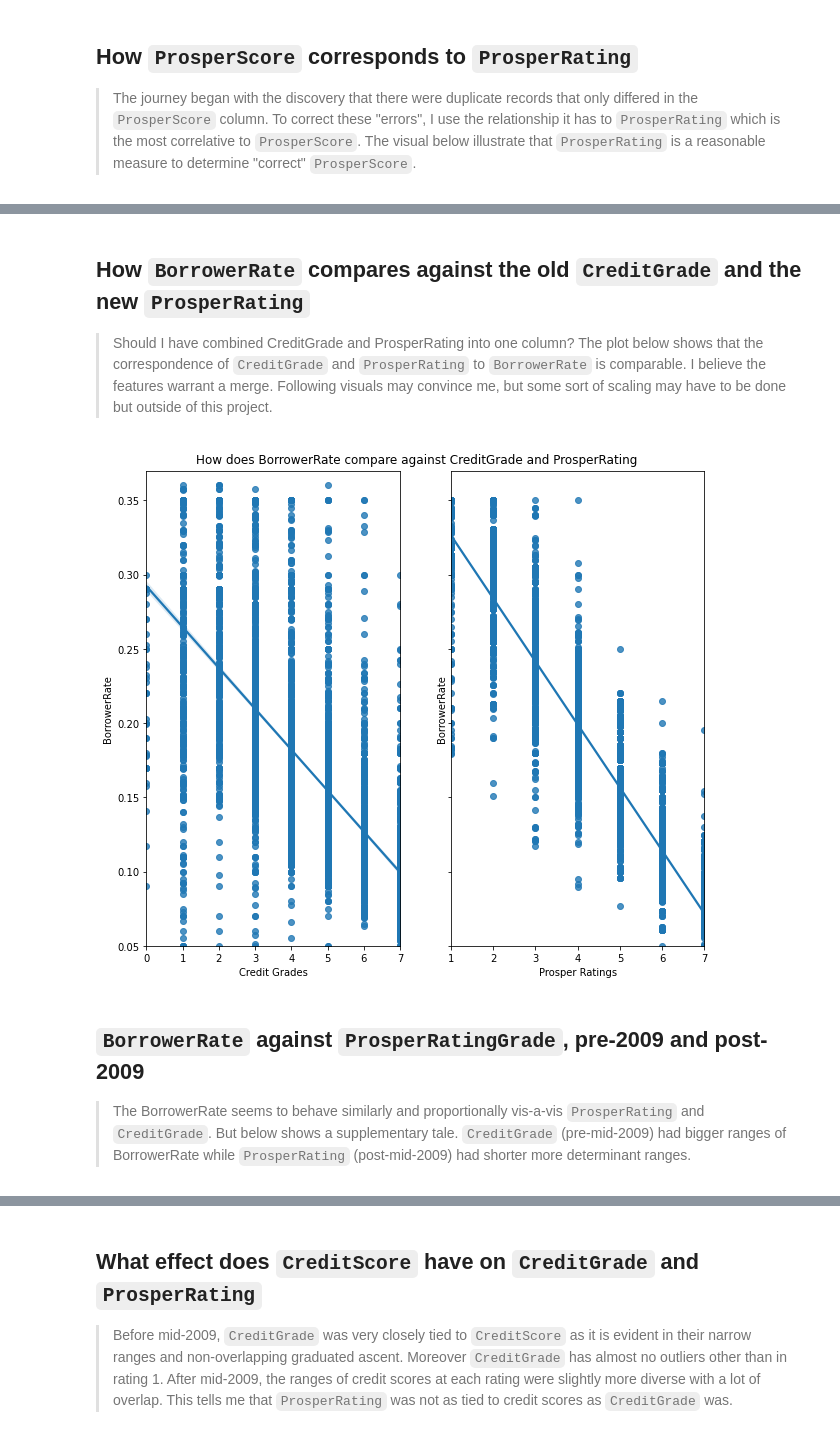
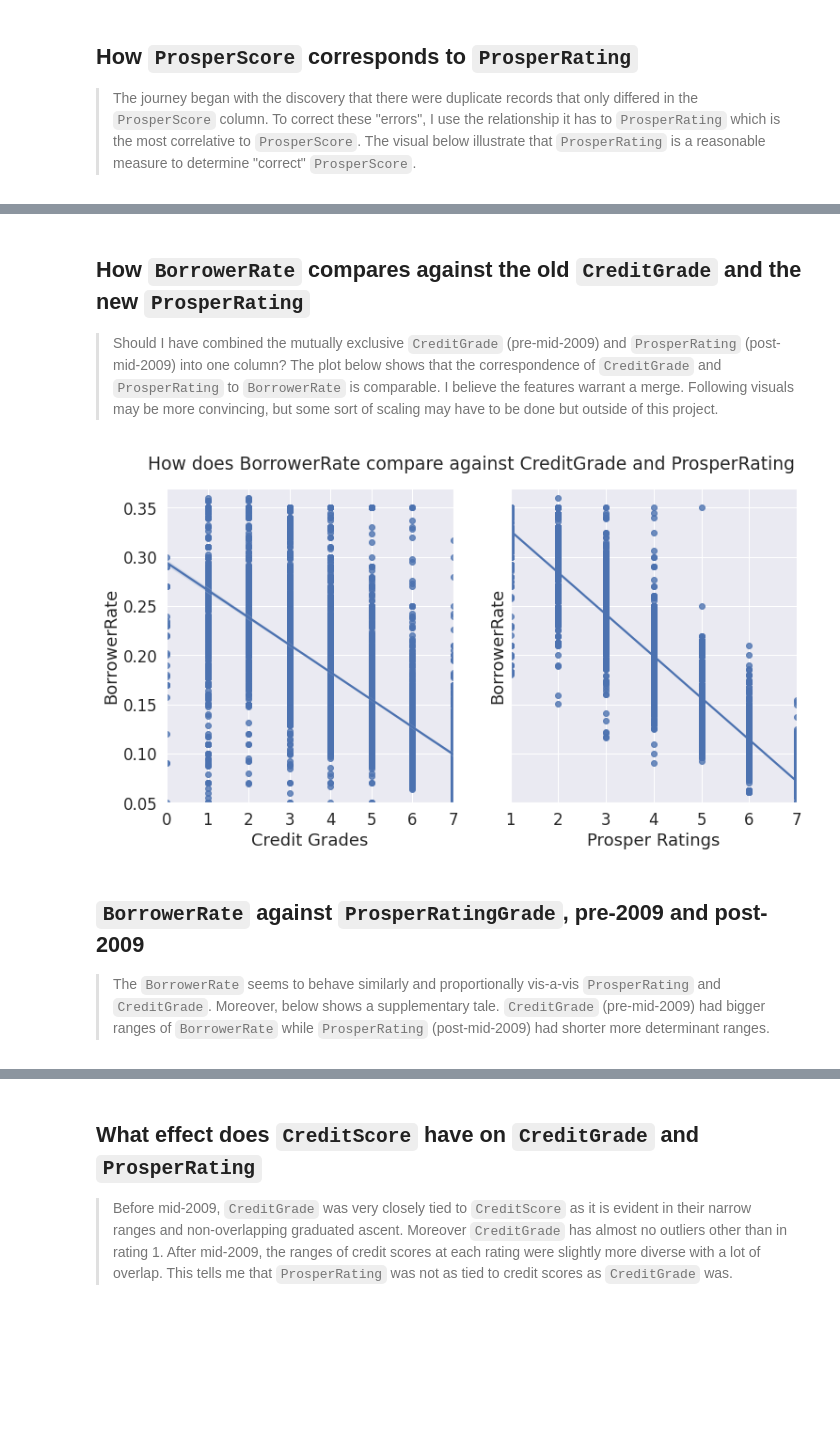
Before and after one commit to alf808/preposterous-octopus, a Jupyter notebook: explanatory_loan_data_slide_deck.ipynb, the cells around one changed output, grey strips where cells are left out. Drawn from its saved outputs; the diff is of its cells as text; code cells hidden in the pictures; blank space fills up the shorter version.

Commit message:
improved looks of visuals

```diff
--- a/explanatory_loan_data_slide_deck.ipynb
+++ b/explanatory_loan_data_slide_deck.ipynb
@@ -205,21 +206,23 @@ plt.title('ProsperScore against ProsperRating');
 # %% [markdown]
 ## How **`BorrowerRate`** compares against the old **`CreditGrade`** and the new **`ProsperRating`**
 
-> Should I have combined CreditGrade and ProsperRating into one column? The plot below shows that the correspondence of `CreditGrade` and `ProsperRating` to `BorrowerRate` is comparable. I believe the features warrant a merge. Following visuals may convince me, but some sort of scaling may have to be done but outside of this project.
+> Should I have combined the mutually exclusive `CreditGrade` (pre-mid-2009) and `ProsperRating` (post-mid-2009) into one column? The plot below shows that the correspondence of `CreditGrade` and `ProsperRating` to `BorrowerRate` is comparable. I believe the features warrant a merge. Following visuals may be more convincing, but some sort of scaling may have to be done but outside of this project.
 # %%
-fig, (ax1, ax2) = plt.subplots(ncols=2, sharey=True, figsize=(10,8))
+fig, (ax1, ax2) = plt.subplots(ncols=2, sharey=True, figsize=(12,6))
+sb.set(font_scale=1.3)
 sb.regplot(x='CreditGrade', y='BorrowerRate', ax=ax1, data=df.sample(frac=.25))
 sb.regplot(x='ProsperRating', y='BorrowerRate', ax=ax2, data=df.sample(frac=.25))
 ax1.set_xlabel('Credit Grades')
 ax1.set_ylim(top=.37, bottom=.05)
+ax1.set_xticks(np.arange(8))
 ax2.set_xlabel('Prosper Ratings')
 ax2.set_ylim(top=.37, bottom=.05)
-plt.subplots_adjust(top=.95)
+plt.subplots_adjust(top=.9)
 fig.suptitle('How does BorrowerRate compare against CreditGrade and ProsperRating');
 # %% [output]
-[figure, old version]
+[figure, new version]
 # %% [markdown]
 ## **`BorrowerRate`** against **`ProsperRatingGrade`**, pre-2009 and post-2009
 
-> The BorrowerRate seems to behave similarly and proportionally vis-a-vis `ProsperRating` and `CreditGrade`. But below shows a supplementary tale. `CreditGrade` (pre-mid-2009) had bigger ranges of BorrowerRate while `ProsperRating` (post-mid-2009) had shorter more determinant ranges.
+> The `BorrowerRate` seems to behave similarly and proportionally vis-a-vis `ProsperRating` and `CreditGrade`. Moreover, below shows a supplementary tale. `CreditGrade` (pre-mid-2009) had bigger ranges of `BorrowerRate` while `ProsperRating` (post-mid-2009) had shorter more determinant ranges.
 # %%
```
Also changed, not shown: parts of 8 cells of this notebook.
